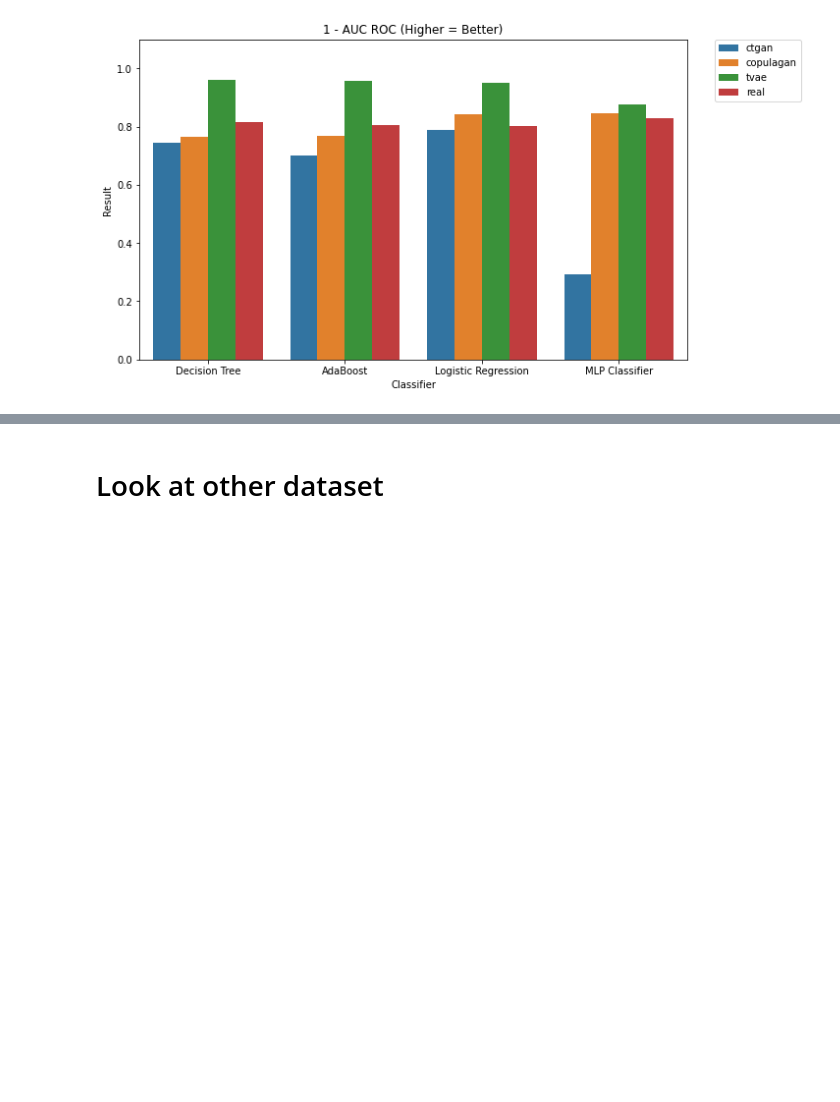
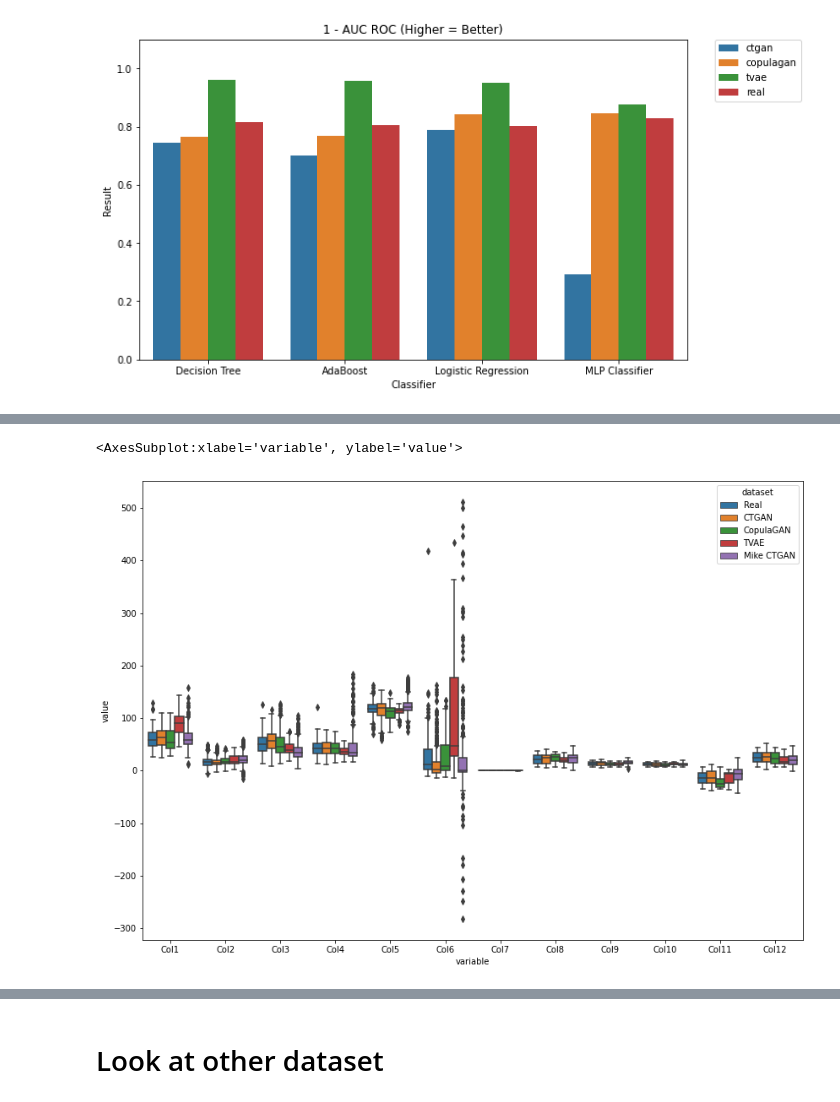
Before and after one commit to jamestgodwin/synthetic_data, a Jupyter notebook: notebooks/Test_CTGAN.ipynb, the cells around one changed output, grey strips where cells are left out. Saved outputs shown, nothing was run; the diff lists cells and outputs as text; code cells hidden in the pictures; blank space fills up the shorter version.

```diff
--- a/notebooks/Test_CTGAN.ipynb
+++ b/notebooks/Test_CTGAN.ipynb
@@ -377,0 +424,19 @@ v10_df_dict['tvae'].to_csv('../syn_data/back_pain_tvae_bergam0t_v3.csv')
+# %%
+real_plotting = v10_df_dict['real']
+real_plotting['dataset'] = 'Real'
+
+ctgan_plotting = v10_df_dict['ctgan']
+ctgan_plotting['dataset'] = 'CTGAN'
+
+copulagan_plotting = v10_df_dict['copulagan']
+copulagan_plotting['dataset'] = 'CopulaGAN'
+
+tvae_plotting = v10_df_dict['tvae']
+tvae_plotting['dataset'] = 'TVAE'
+# %%
+mike_plotting = pd.read_csv('../syn_data/back_pain_ctgan_mike_v1.csv')
+# %%
+mike_plotting['dataset'] = 'Mike CTGAN'
+# %%
+plotting = pd.concat([real_plotting, ctgan_plotting, copulagan_plotting,
+                      tvae_plotting, mike_plotting])
@@ -377,0 +459,7 @@ v10_df_dict['tvae'].to_csv('../syn_data/back_pain_tvae_bergam0t_v3.csv')
+# %%
+fix, ax = plt.subplots(1, 1, figsize=(14, 10))
+sns.boxplot(data=plotting.drop('Class_att', axis=1).melt('dataset'),
+            x='variable', y='value', hue='dataset')
+# %% [output]
+<AxesSubplot:xlabel='variable', ylabel='value'>
+[figure, added]
```
Also changed, not shown: parts of 8 cells of this notebook.
